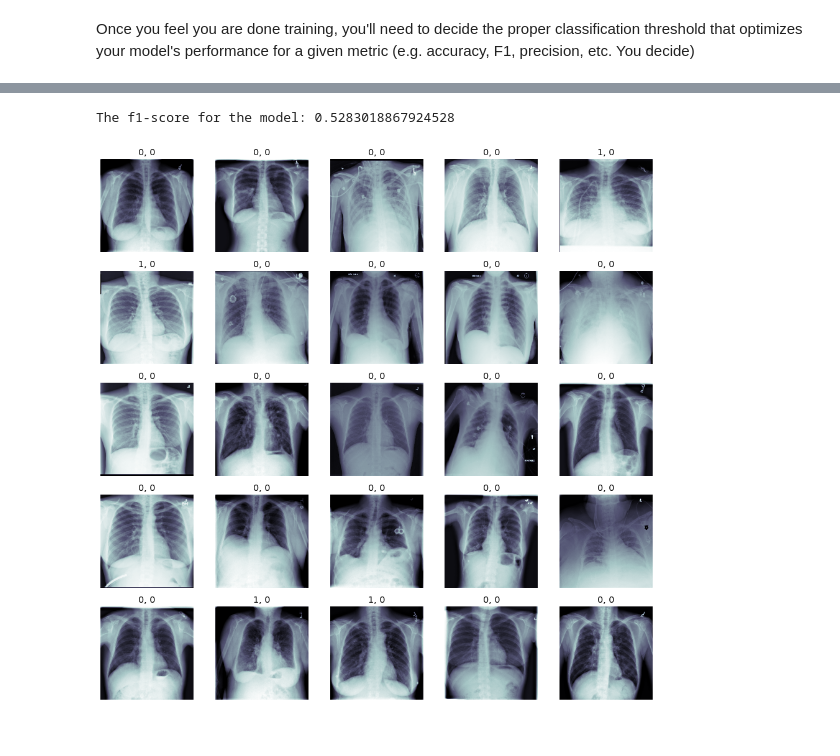
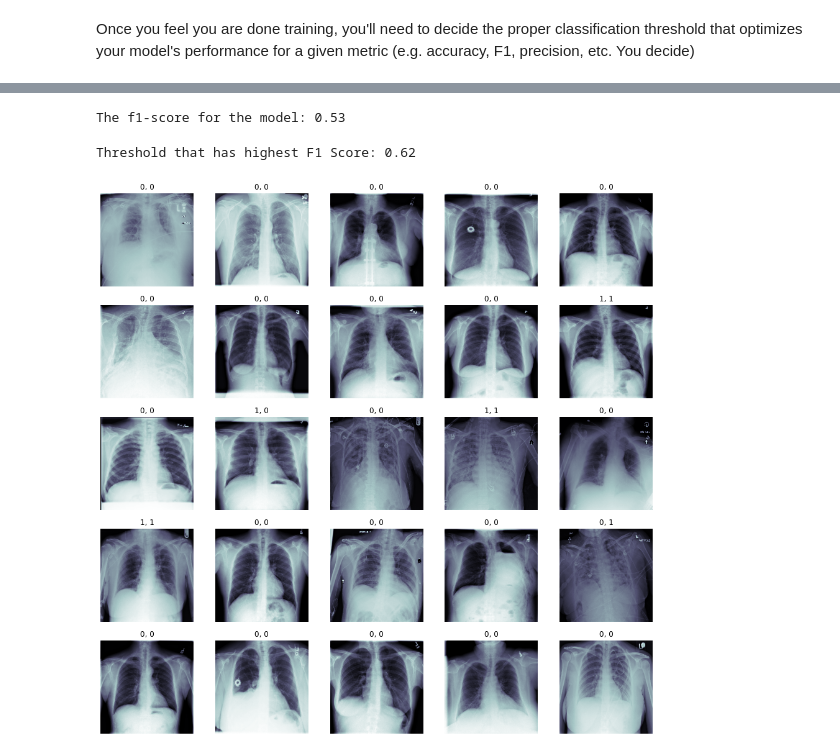
Before and after one commit to Danieldacruz7/Pneumonia-Detection-From-Chest-X-Rays, a Jupyter notebook: Build and train model.ipynb, the cells around one changed output, grey strips where cells are left out. Drawn from its saved outputs; the diff is of its cells as text; code cells hidden in the pictures.

Commit message:
FDA updated. Max threshold determined.

```diff
--- a/Build and train model.ipynb
+++ b/Build and train model.ipynb
@@ -476,34 +508,39 @@ for i in thresholds:
     f1 = f1_score(valY.astype(int), binarize(pred_Y,i))
     f1_scores.append(f1)
 
-print("The f1-score for the model: {}".format(max(f1_scores)))
+print("The f1-score for the model: {:.2f}".format(max(f1_scores)))
 
 # Todo
 # %% [output]
-The f1-score for the model: 0.5283018867924528
+The f1-score for the model: 0.53
+# %%
+threshold = thresholds[np.array(f1_scores).argmax()]
+print("Threshold that has highest F1 Score: {:.2f}".format(threshold))
+# %% [output]
+Threshold that has highest F1 Score: 0.62
 # %%
 ## Let's look at some examples of true vs. predicted with our best model:
 
 # Todo
-THRESHOLD = 0.7
+THRESHOLD = 0.62
 fig, m_axs = plt.subplots(5, 5, figsize = (16, 16))
 i = 0
 for (c_x, c_y, c_ax) in zip(valX[0:100], valY[0:100], m_axs.flatten()):
     c_ax.imshow(c_x[:,:,0], cmap = 'bone')
     if c_y == 1:
         if pred_Y[i] > THRESHOLD:
             c_ax.set_title('1, 1')
         else:
             c_ax.set_title('1, 0')
     else:
         if pred_Y[i] > THRESHOLD:
             c_ax.set_title('0, 1')
         else:
             c_ax.set_title('0, 0')
     c_ax.axis('off')
     i=i+1
 # %% [output]
-[figure, old version]
+[figure, new version]
 # %%
 ## Just save model architecture to a .json:
 
```
Also changed, not shown: parts of 6 cells of this notebook, 1 other file.
